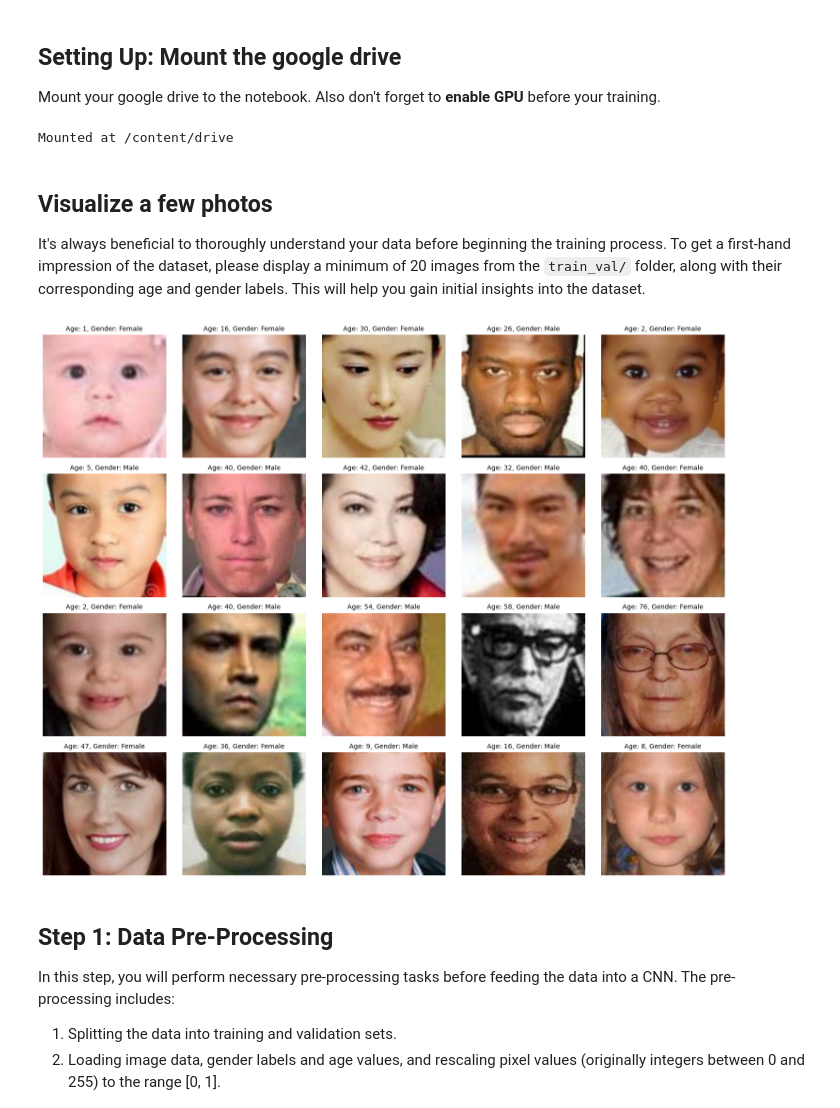
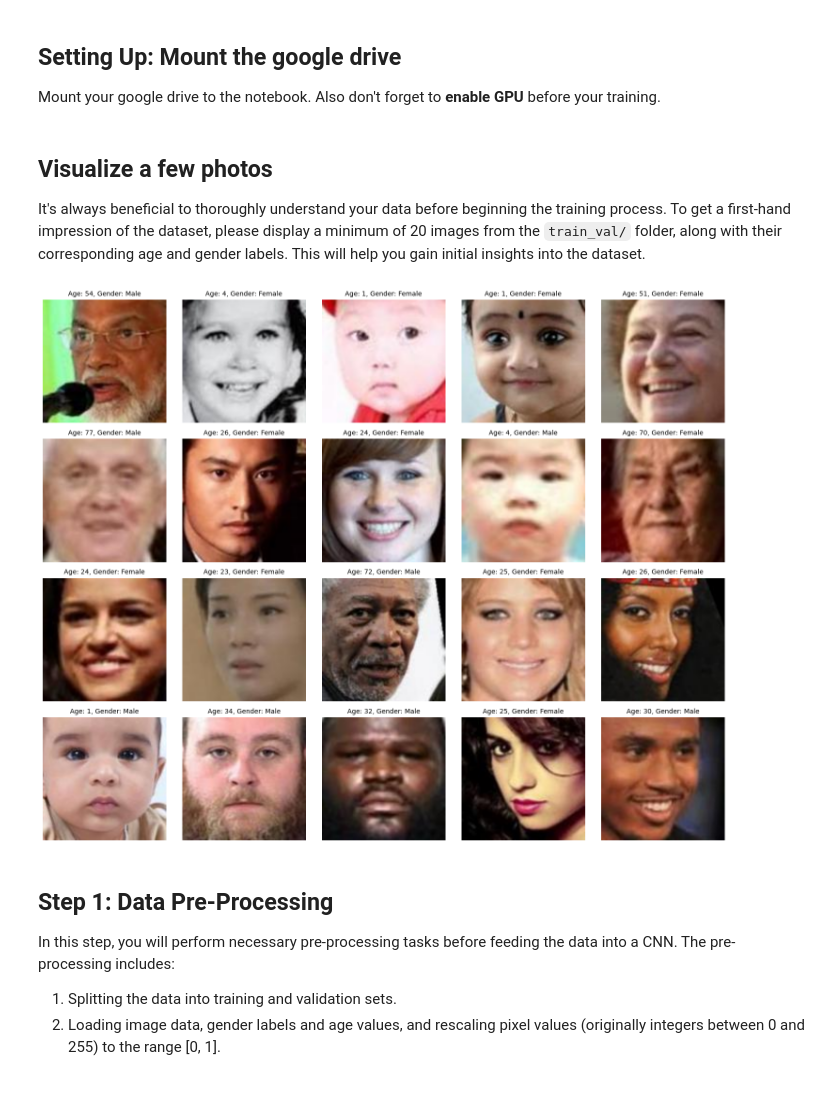
Before and after one commit to JoseONunes/AgeAndGenderCoursework, a Jupyter notebook: age_gender_submit.ipynb, the cells around one changed output. Drawn from its saved outputs; the diff is of its cells as text; code cells hidden in the pictures.

```diff
--- a/age_gender_submit.ipynb
+++ b/age_gender_submit.ipynb
@@ -29,10 +29,8 @@ Please use the available GPU time wisely, as there are some limitations on free
 ## Setting Up: Mount the google drive
 Mount your google drive to the notebook. Also don't forget to **enable GPU** before your training.
 # %%
-from google.colab import drive
-drive.mount('/content/drive')
+#from google.colab import drive
+#drive.mount('/content/drive')
-# %% [output]
-Mounted at /content/drive
 # %% [markdown]
 ## Visualize a few photos
 It's always beneficial to thoroughly understand your data before beginning the training process. To get a first-hand impression of the dataset, please display a minimum of 20 images from the `train_val/` folder, along with their corresponding age and gender labels. This will help you gain initial insights into the dataset.
@@ -44,7 +42,8 @@ import cv2
 import random
 import tensorflow
 
-dataset_path = "/content/drive/MyDrive/train_val"
+#dataset_path = "/content/drive/MyDrive/train_val" #for google colab
+dataset_path = "train_val" #for local running
 
 image_files = [f for f in os.listdir(dataset_path) if f.endswith(('.jpg', '.png', '.jpeg'))]
 
@@ -54,34 +53,34 @@ selected_images = image_files[:20]
 def extract_label(filename):
     try:
         name = filename.split('_')
         age = int(name[0])
         gender = "Male" if name[1] == "0" else "Female"  # Second part is gender (0 = Male, 1 = Female)
         return age, gender
     except:
         return None, None  # Handle unexpected filename formats
 
 # Plot 20 images in a 4x5 grid
 fig, axes = plt.subplots(4, 5, figsize=(15, 12))
 
 for i, ax in enumerate(axes.flat):
     if i < len(selected_images):
         img_path = os.path.join(dataset_path, selected_images[i])
         img = cv2.imread(img_path)  # Read image
         img = cv2.cvtColor(img, cv2.COLOR_BGR2RGB)  # Convert BGR to RGB
 
         # Extract labels from filename
         age, gender = extract_label(selected_images[i])
         label = f"Age: {age}, Gender: {gender}" if age is not None else "Unknown"
 
         # Display image
         ax.imshow(img)
         ax.set_title(label, fontsize=10)
         ax.axis('off')
 
 plt.tight_layout()
 plt.show()
 # %% [output]
-[figure, old version]
+[figure, new version]
 # %% [markdown]
 ## Step 1: Data Pre-Processing
 In this step, you will perform necessary pre-processing tasks before feeding the data into a CNN. The pre-processing includes:
```
Also changed, not shown: parts of 10 cells of this notebook, 2 other files.
